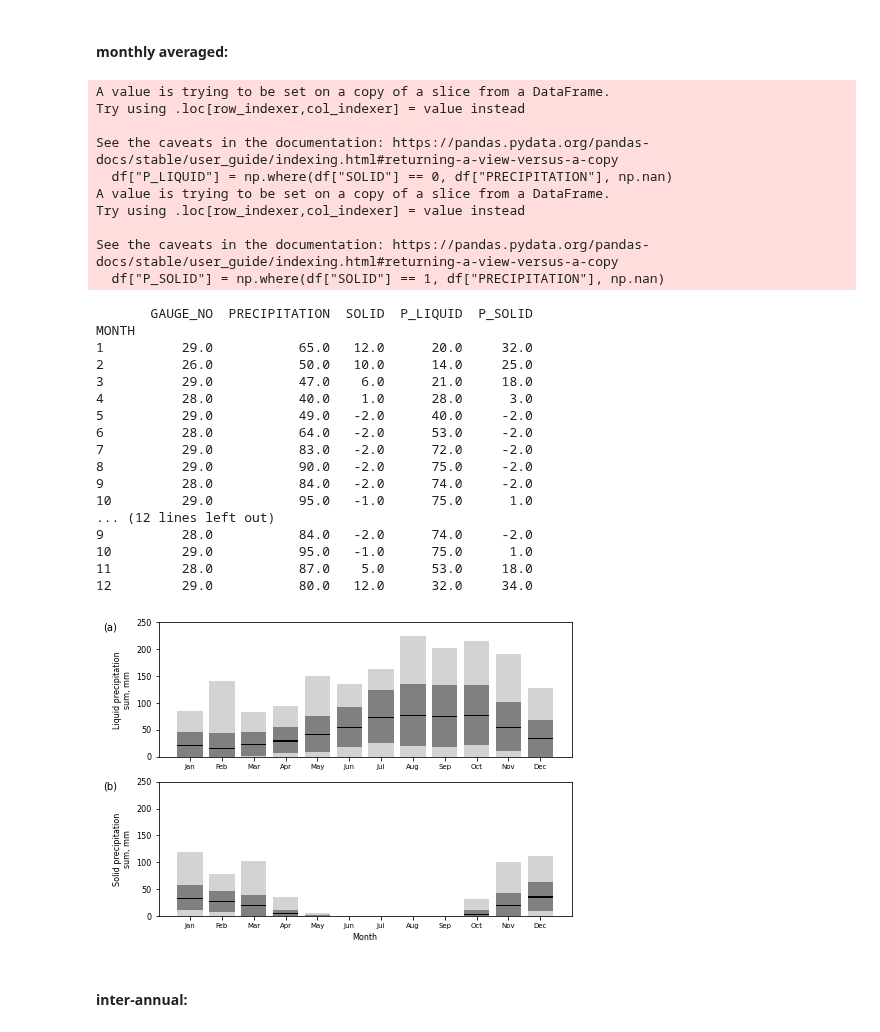
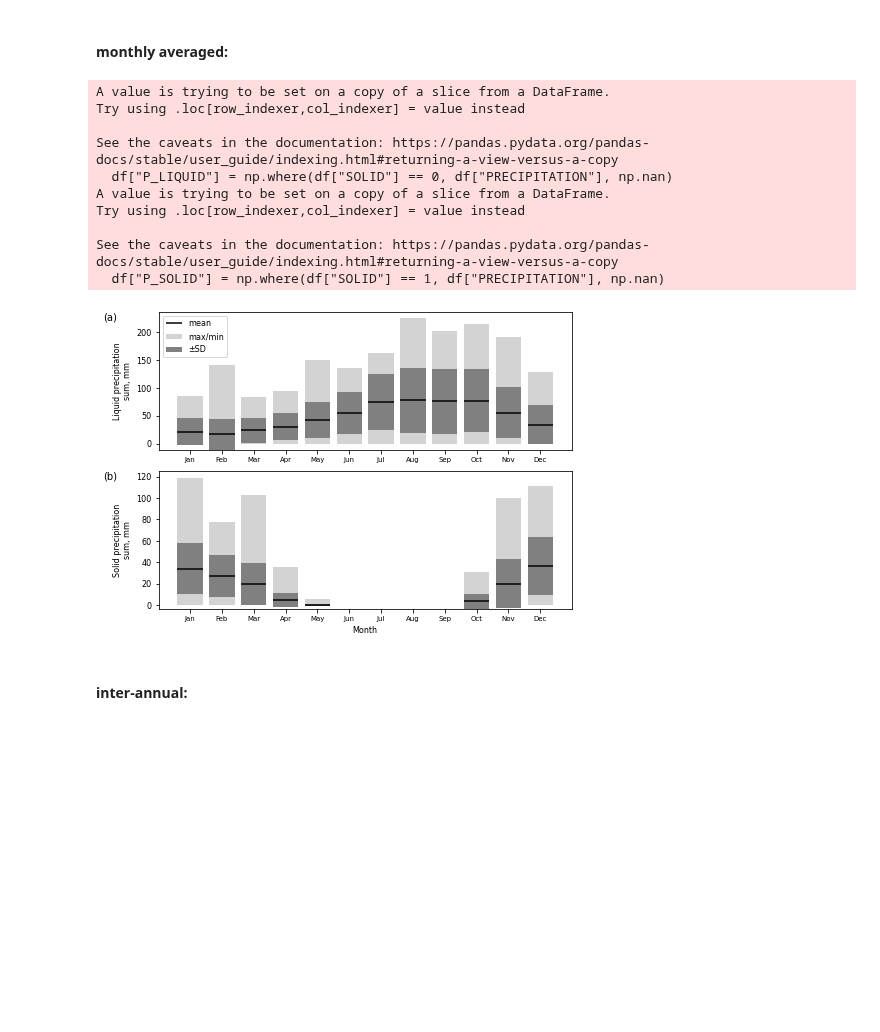
Before and after one commit to shi-hydrology/lammin-suo-plots, a Jupyter notebook: lammin_suo_plots.ipynb, the cells around one changed output. Saved outputs shown, nothing was run; the diff lists cells and outputs as text; code cells hidden in the pictures; blank space fills up the shorter version.

```diff
--- a/lammin_suo_plots.ipynb
+++ b/lammin_suo_plots.ipynb
@@ -244,79 +302,52 @@ min_df = df.groupby(["MONTH"]).min()  # contains zeroes only, useless
 fig, ax = plt.subplots(2, 1)
 fig.set_size_inches(2*wu, 2*hu)
 
-def plot_prec(ax, mean, std, max_df, col_name):
-    ax.plot(mean.index, mean[col_name], color="k", linewidth=1)
-    upper_list = mean + std
-    # upper_list.replace(0, np.nan, inplace=True)
-    lower_list = mean - std
-    lower_list = lower_list.clip(lower=0)
-    ax.fill_between(mean.index, upper_list[col_name], lower_list[col_name], color="lightgrey")
-    ax.plot(mean.index, max_df[col_name], color="grey", linewidth=1)
-
 
 def bar_prec(ax, mean, std, max_df, col_name):
     upper_list = mean + std
     lower_list = mean - std
     lower_list = lower_list.clip(lower=0)
-    shader = round(mean, 0) - 2
-    print(shader)
-    ax.set_ylim(0, 250)
-    # from the highest bar to the lowest:
-    ax.bar(mean.index, max_df[col_name], color="lightgrey", linewidth=0)
-    ax.bar(mean.index, upper_list[col_name], color="grey", linewidth=0)
-    ax.bar(mean.index, round(mean[col_name], 0), color="k", linewidth=0)
-    ax.bar(mean.index, shader[col_name], color="grey", linewidth=0)
-    ax.bar(mean.index, lower_list[col_name], color="lightgrey", linewidth=0)
+    mean.loc[mean[col_name]== 0] = np.nan
+
+    bars = ax.bar(max_df.index, max_df[col_name], color="lightgrey", label="max/min")
+    ax.bar(std.index, std[col_name] * 2, bottom=(mean[col_name] - std[col_name]), color="grey", label="±SD")
+    x_start = np.array([plt.getp(item, 'x') for item in bars])
+    x_end   = x_start + [plt.getp(item, 'width') for item in bars]
+    ax.hlines(mean[col_name], x_start, x_end, color="k", label="mean")
 
 
 # plot_prec(ax[0], mean, std, max_df, "P_LIQUID")
 # plot_prec(ax[1], mean, std, max_df, "P_SOLID")
 bar_prec(ax[0], mean, std, max_df, "P_LIQUID")
 bar_prec(ax[1], mean, std, max_df, "P_SOLID")
 
 ax[-1].set_xlabel("Month")
 months = ("Jan", "Feb", "Mar", "Apr", "May", "Jun", "Jul", "Aug", "Sep", "Oct", "Nov", "Dec")
 for a in ax:
     plt.sca(a)
     plt.xticks(np.linspace(1, 12, num=len(months)), months)
 
+ax[0].legend()
 ax[0].set_ylabel("Liquid precipitation\nsum, mm")
 ax[1].set_ylabel("Solid precipitation\nsum, mm")
 mark_axes(ax, py=1.0)
 
 fig.tight_layout()
 
 fig_path = os.path.join(fig_dir, "test_02x.png")
 plt.savefig(fig_path, dpi=300, transparent=False, facecolor="white")
 # %% [output]
 A value is trying to be set on a copy of a slice from a DataFrame.
 Try using .loc[row_indexer,col_indexer] = value instead
 
 See the caveats in the documentation: https://pandas.pydata.org/pandas-docs/stable/user_guide/indexing.html#returning-a-view-versus-a-copy
   df["P_LIQUID"] = np.where(df["SOLID"] == 0, df["PRECIPITATION"], np.nan)
 A value is trying to be set on a copy of a slice from a DataFrame.
 Try using .loc[row_indexer,col_indexer] = value instead
 
 See the caveats in the documentation: https://pandas.pydata.org/pandas-docs/stable/user_guide/indexing.html#returning-a-view-versus-a-copy
   df["P_SOLID"] = np.where(df["SOLID"] == 1, df["PRECIPITATION"], np.nan)
-       GAUGE_NO  PRECIPITATION  SOLID  P_LIQUID  P_SOLID
-MONTH
-1          29.0           65.0   12.0      20.0     32.0
-2          26.0           50.0   10.0      14.0     25.0
-3          29.0           47.0    6.0      21.0     18.0
-4          28.0           40.0    1.0      28.0      3.0
-5          29.0           49.0   -2.0      40.0     -2.0
-6          28.0           64.0   -2.0      53.0     -2.0
-7          29.0           83.0   -2.0      72.0     -2.0
-8          29.0           90.0   -2.0      75.0     -2.0
-9          28.0           84.0   -2.0      74.0     -2.0
-10         29.0           95.0   -1.0      75.0      1.0
-... (12 lines left out)
-9          28.0           84.0   -2.0      74.0     -2.0
-10         29.0           95.0   -1.0      75.0      1.0
-11         28.0           87.0    5.0      53.0     18.0
-12         29.0           80.0   12.0      32.0     34.0
-[figure, old version]
+[figure, new version]
 # %% [markdown]
 #### inter-annual:
 # %%
```
Also changed, not shown: parts of 2 cells of this notebook.
